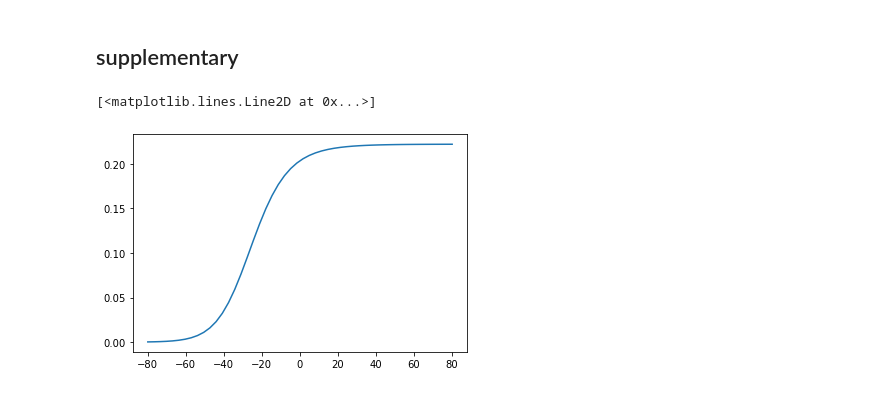
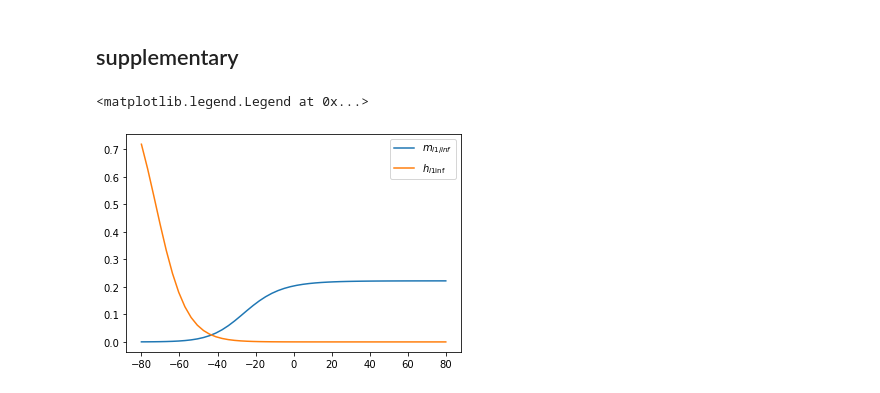
Before and after one commit to shcecter/nocimod, a Jupyter notebook: kovalksy_reprod.ipynb, the cells around one changed output. Cells and saved outputs as stored; diff of their text form; code cells hidden in the pictures.

Commit message:
fix: late1 m equation, small plots improves

```diff
--- a/kovalksy_reprod.ipynb
+++ b/kovalksy_reprod.ipynb
@@ -127,13 +126,21 @@ Text(0, 0.5, '$V_m$, [mV]')
 # %% [markdown]
 ## supplementary
 # %%
+# inter (late1) current
+
 vv = linspace(-80, 80)
 
 alpha_m_l1 = 1 / exprel(-(vv + 25)/10)
 beta_m_l1 = 4 * exp(-(vv + 50)/18)
 m_l1_inf = alpha_m_l1 / (alpha_m_l1 + beta_m_l1) / q10
 
-plot(vv, m_l1_inf)
+h_l1_inf = 1 / (1 + exp((72.5 + vv)/8))
+
+
+plot(vv, m_l1_inf, label="$m_{l1/inf}$")
+plot(vv, h_l1_inf, label="$h_{l1\inf}$")
+
+legend()
 # %% [output]
-[<matplotlib.lines.Line2D at 0x...>]
+<matplotlib.legend.Legend at 0x...>
-[figure, old version]
+[figure, new version]
```
Also changed, not shown: parts of 3 cells of this notebook.
